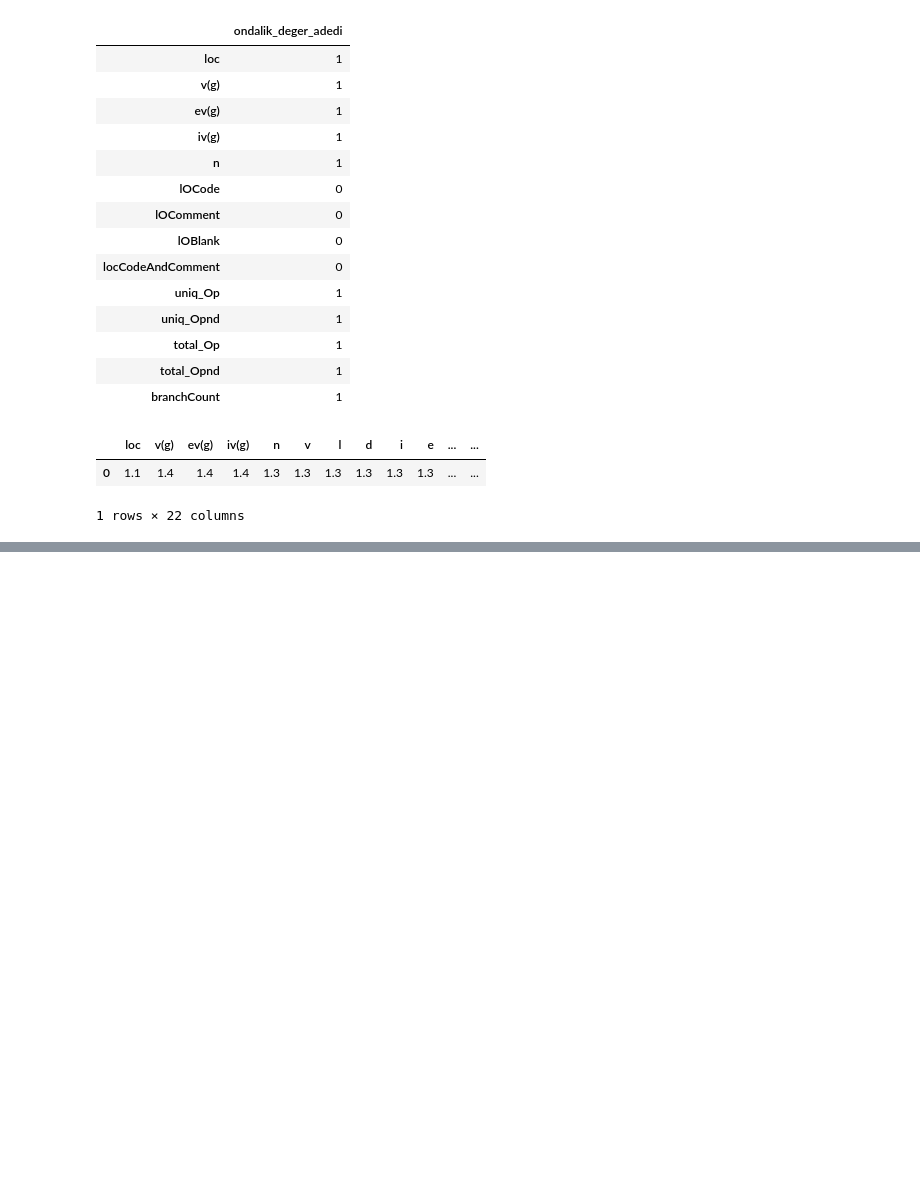
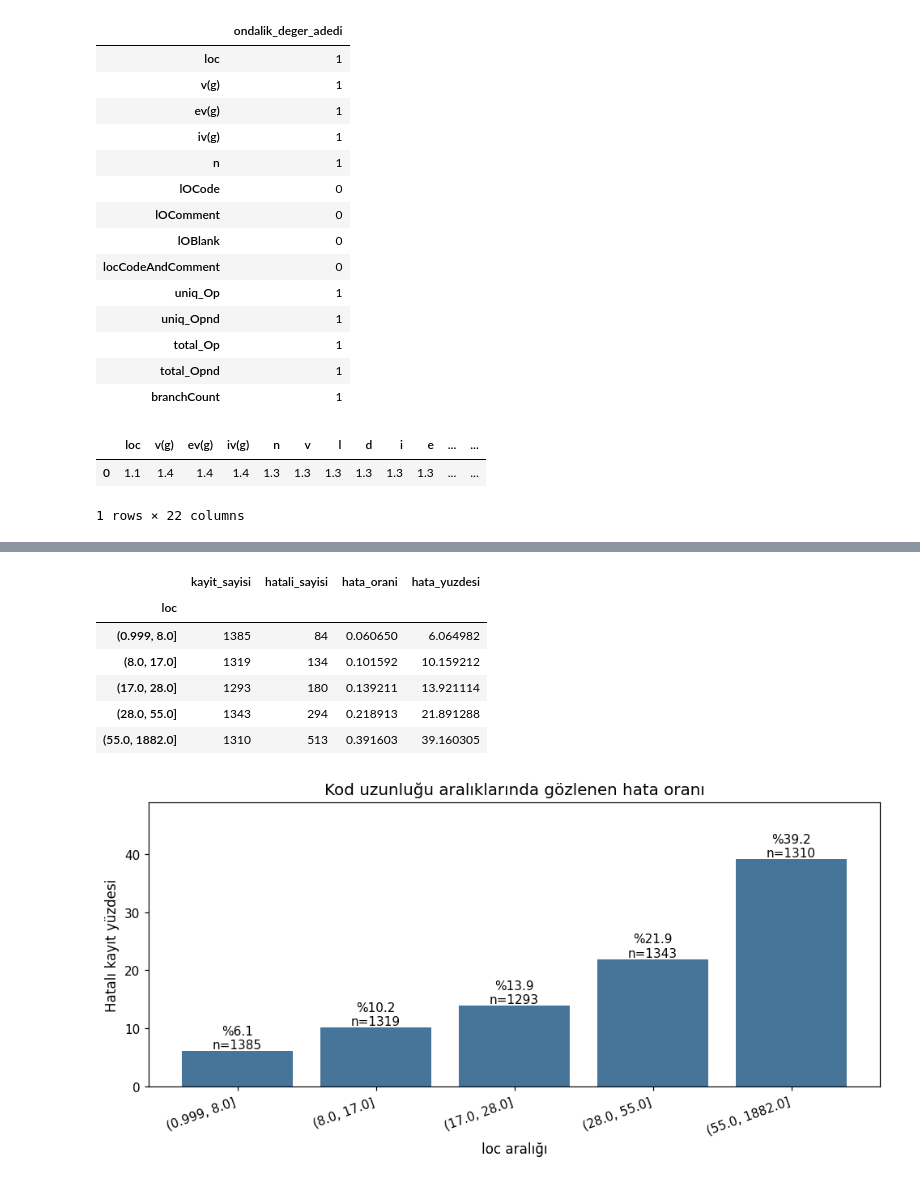
Before and after one commit to damlakaraman/yazilim-hata-riski, a Jupyter notebook: Yazilim_Hata_Riski (1).ipynb, the cells around one changed output, grey strips where cells are left out. Saved outputs shown, nothing was run; the diff lists cells and outputs as text; code cells hidden in the pictures; blank space fills up the shorter version.

```diff
--- a/Yazilim_Hata_Riski (1).ipynb
+++ b/Yazilim_Hata_Riski (1).ipynb
@@ -404,0 +832,58 @@ En az bir sayım ölçümü ondalıklı olan satır sayısı: 1
+# %%
+# Aralıklar yalnızca eğitim verisiyle belirleniyor.
+loc_araliklari = pd.qcut(
+    eda["loc"],
+    q=5,
+    duplicates="drop"
+)
+
+loc_ozeti = (
+    eda.groupby(loc_araliklari, observed=True)["defects"]
+    .agg(kayit_sayisi="size", hatali_sayisi="sum", hata_orani="mean")
+)
+
+loc_ozeti["hata_yuzdesi"] = 100 * loc_ozeti["hata_orani"]
+
+display(loc_ozeti)
+
+fig, ax = plt.subplots(figsize=(9, 4.5))
+
+x = np.arange(len(loc_ozeti))
+
+ax.bar(x, loc_ozeti["hata_yuzdesi"], color="#467599")
+
+ax.set_xticks(x)
+ax.set_xticklabels(
+    [str(aralik) for aralik in loc_ozeti.index],
+    rotation=20,
+    ha="right"
+)
+
+for konum, (_, satir) in enumerate(loc_ozeti.iterrows()):
+    ax.text(
+        konum,
+        satir["hata_yuzdesi"],
+        f"%{satir['hata_yuzdesi']:.1f}\nn={int(satir['kayit_sayisi'])}",
+        ha="center",
+        va="bottom"
+    )
+
+ax.set_ylim(0, max(10, loc_ozeti["hata_yuzdesi"].max() * 1.25))
+ax.set_title("Kod uzunluğu aralıklarında gözlenen hata oranı")
+ax.set_xlabel("loc aralığı")
+ax.set_ylabel("Hatalı kayıt yüzdesi")
+
+grafik_kaydet(fig, "03_kod_uzunlugu_hata_orani.png")
+
+loc_ozeti.to_csv(
+    CIKTI_KLASORU / "kod_uzunlugu_hata_orani.csv"
+)
+# %% [output]
+|  | kayit_sayisi | hatali_sayisi | hata_orani | hata_yuzdesi |
+| loc |  |  |  |  |
+| (0.999, 8.0] | 1385 | 84 | 0.060650 | 6.064982 |
+| (8.0, 17.0] | 1319 | 134 | 0.101592 | 10.159212 |
+| (17.0, 28.0] | 1293 | 180 | 0.139211 | 13.921114 |
+| (28.0, 55.0] | 1343 | 294 | 0.218913 | 21.891288 |
+| (55.0, 1882.0] | 1310 | 513 | 0.391603 | 39.160305 |
+[figure, added]
```
Also changed, not shown: parts of 18 cells of this notebook.
